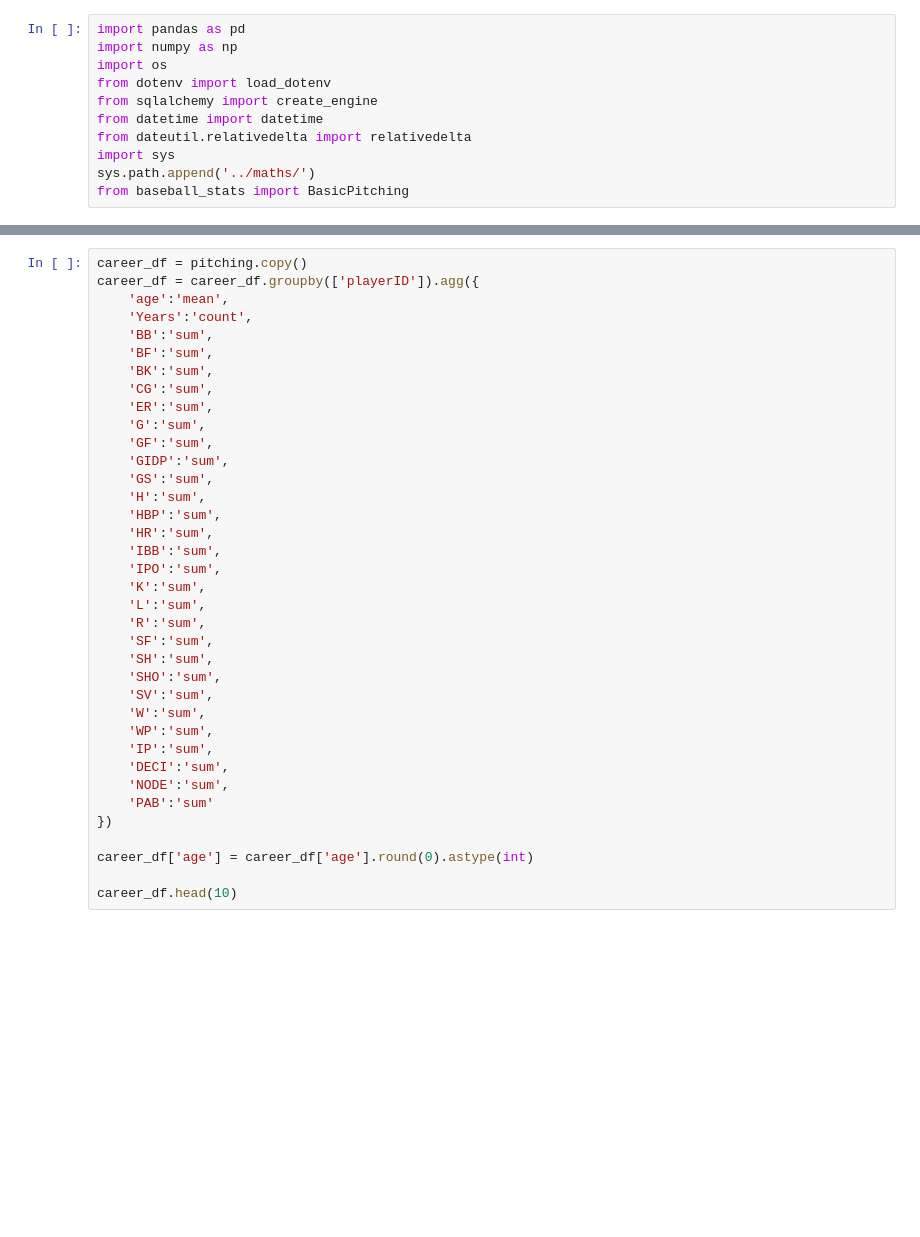
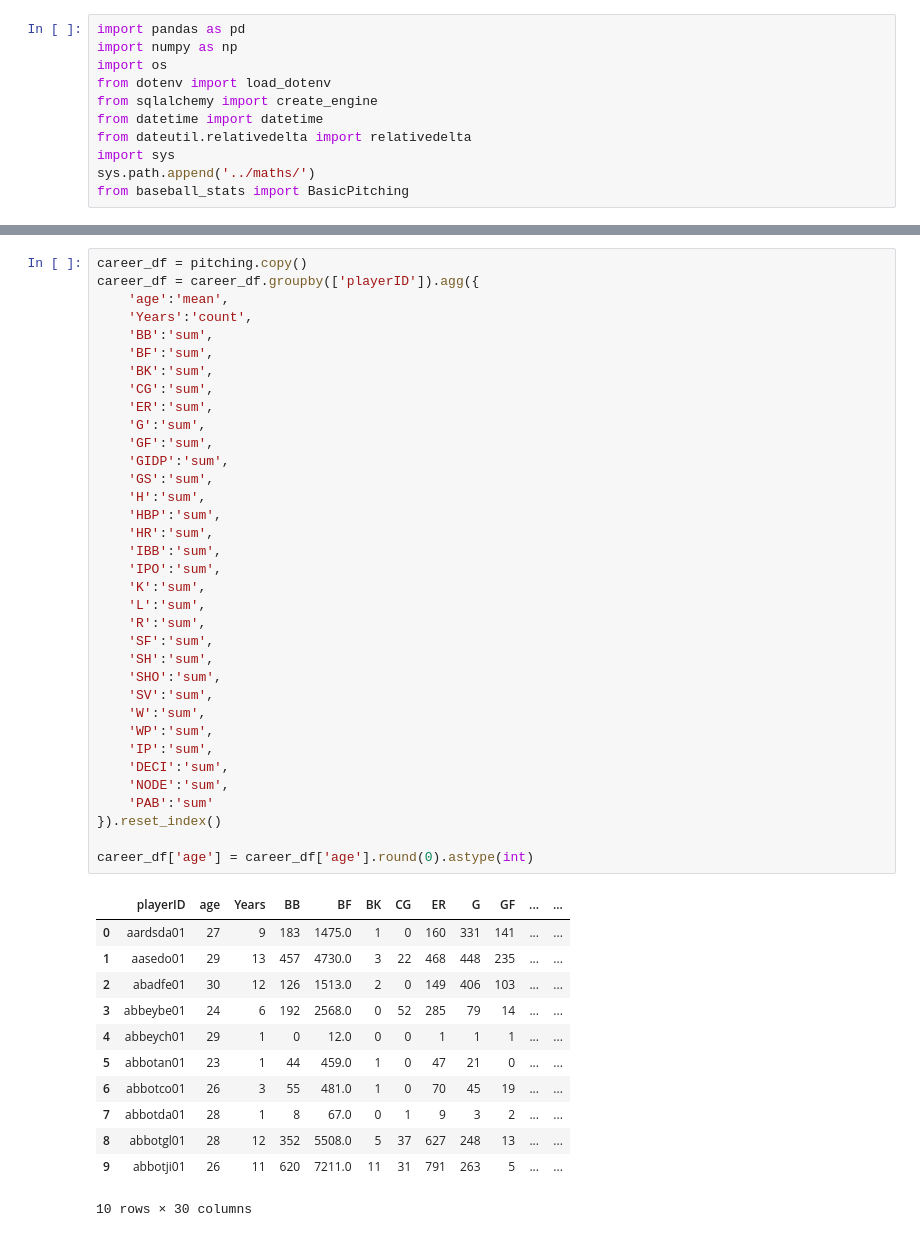
Before and after one commit to anwrak/jbbs_data, a Jupyter notebook: process_data/player_pitching.ipynb, the cells around one changed output, grey strips where cells are left out. Cells and saved outputs as stored; diff of their text form; blank space fills up the shorter version.

```diff
--- a/process_data/player_pitching.ipynb
+++ b/process_data/player_pitching.ipynb
@@ -53,36 +66,47 @@ career_df = career_df.groupby(['playerID']).agg({
     'Years':'count',
     'BB':'sum',
     'BF':'sum',
     'BK':'sum',
     'CG':'sum',
     'ER':'sum',
     'G':'sum',
     'GF':'sum',
     'GIDP':'sum',
     'GS':'sum',
     'H':'sum',
     'HBP':'sum',
     'HR':'sum',
     'IBB':'sum',
     'IPO':'sum',
     'K':'sum',
     'L':'sum',
     'R':'sum',
     'SF':'sum',
     'SH':'sum',
     'SHO':'sum',
     'SV':'sum',
     'W':'sum',
     'WP':'sum',
     'IP':'sum',
     'DECI':'sum',
     'NODE':'sum',
     'PAB':'sum'
-})
+}).reset_index()
 
 career_df['age'] = career_df['age'].round(0).astype(int)
-
-career_df.head(10)
+# %% [output]
+|  | playerID | age | Years | BB | BF | BK | CG | ER | G | GF | ... | ... |
+| 0 | aardsda01 | 27 | 9 | 183 | 1475.0 | 1 | 0 | 160 | 331 | 141 | ... | ... |
+| 1 | aasedo01 | 29 | 13 | 457 | 4730.0 | 3 | 22 | 468 | 448 | 235 | ... | ... |
+| 2 | abadfe01 | 30 | 12 | 126 | 1513.0 | 2 | 0 | 149 | 406 | 103 | ... | ... |
+| 3 | abbeybe01 | 24 | 6 | 192 | 2568.0 | 0 | 52 | 285 | 79 | 14 | ... | ... |
+| 4 | abbeych01 | 29 | 1 | 0 | 12.0 | 0 | 0 | 1 | 1 | 1 | ... | ... |
+| 5 | abbotan01 | 23 | 1 | 44 | 459.0 | 1 | 0 | 47 | 21 | 0 | ... | ... |
+| 6 | abbotco01 | 26 | 3 | 55 | 481.0 | 1 | 0 | 70 | 45 | 19 | ... | ... |
+| 7 | abbotda01 | 28 | 1 | 8 | 67.0 | 0 | 1 | 9 | 3 | 2 | ... | ... |
+| 8 | abbotgl01 | 28 | 12 | 352 | 5508.0 | 5 | 37 | 627 | 248 | 13 | ... | ... |
+| 9 | abbotji01 | 26 | 11 | 620 | 7211.0 | 11 | 31 | 791 | 263 | 5 | ... | ... |
+10 rows × 30 columns
 # %%
 avg162_df = career_df.copy()
 
```
Also changed, not shown: parts of 4 cells of this notebook.
